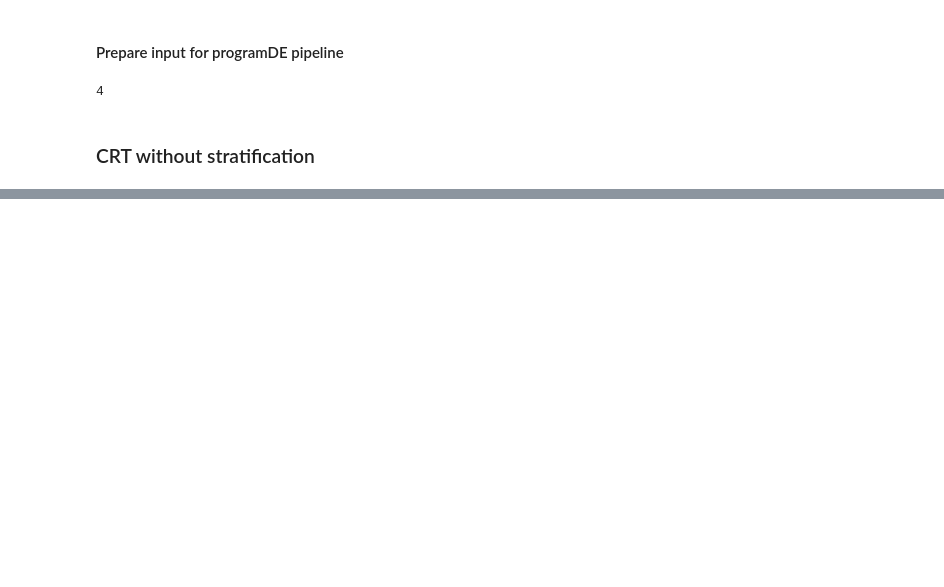
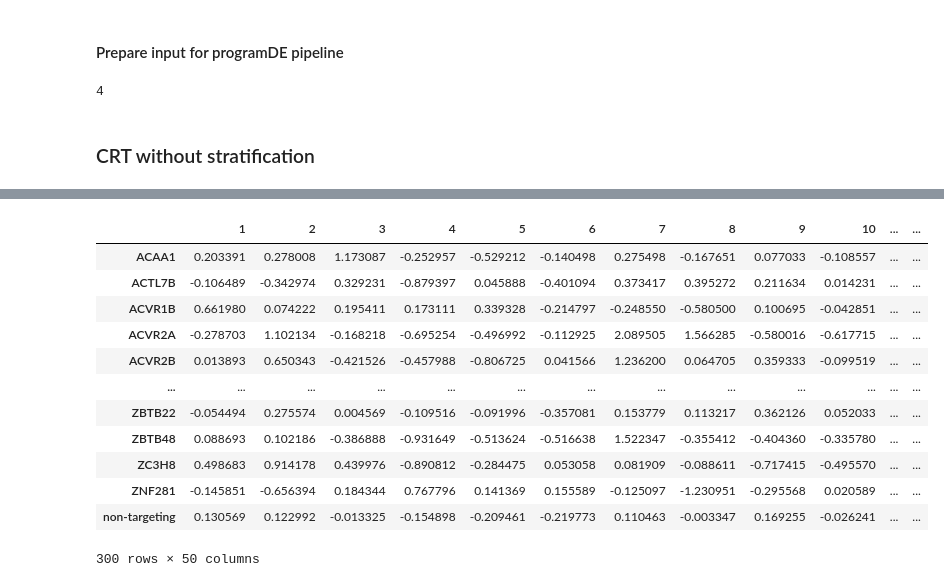
Before and after one commit to edtnguyen/programDE, a Jupyter notebook: notebooks/ipsc_ec_qq.ipynb, the cells around one changed output, grey strips where cells are left out. Cells and saved outputs as stored; diff of their text form; code cells hidden in the pictures; blank space fills up the shorter version.

```diff
--- a/notebooks/ipsc_ec_qq.ipynb
+++ b/notebooks/ipsc_ec_qq.ipynb
@@ -264,0 +297,16 @@ plt.show()
+# %%
+out["betas_df"]
+# %% [output]
+|  | 1 | 2 | 3 | 4 | 5 | 6 | 7 | 8 | 9 | 10 | ... | ... |
+| ACAA1 | 0.203391 | 0.278008 | 1.173087 | -0.252957 | -0.529212 | -0.140498 | 0.275498 | -0.167651 | 0.077033 | -0.108557 | ... | ... |
+| ACTL7B | -0.106489 | -0.342974 | 0.329231 | -0.879397 | 0.045888 | -0.401094 | 0.373417 | 0.395272 | 0.211634 | 0.014231 | ... | ... |
+| ACVR1B | 0.661980 | 0.074222 | 0.195411 | 0.173111 | 0.339328 | -0.214797 | -0.248550 | -0.580500 | 0.100695 | -0.042851 | ... | ... |
+| ACVR2A | -0.278703 | 1.102134 | -0.168218 | -0.695254 | -0.496992 | -0.112925 | 2.089505 | 1.566285 | -0.580016 | -0.617715 | ... | ... |
+| ACVR2B | 0.013893 | 0.650343 | -0.421526 | -0.457988 | -0.806725 | 0.041566 | 1.236200 | 0.064705 | 0.359333 | -0.099519 | ... | ... |
+| ... | ... | ... | ... | ... | ... | ... | ... | ... | ... | ... | ... | ... |
+| ZBTB22 | -0.054494 | 0.275574 | 0.004569 | -0.109516 | -0.091996 | -0.357081 | 0.153779 | 0.113217 | 0.362126 | 0.052033 | ... | ... |
+| ZBTB48 | 0.088693 | 0.102186 | -0.386888 | -0.931649 | -0.513624 | -0.516638 | 1.522347 | -0.355412 | -0.404360 | -0.335780 | ... | ... |
+| ZC3H8 | 0.498683 | 0.914178 | 0.439976 | -0.890812 | -0.284475 | 0.053058 | 0.081909 | -0.088611 | -0.717415 | -0.495570 | ... | ... |
+| ZNF281 | -0.145851 | -0.656394 | 0.184344 | 0.767796 | 0.141369 | 0.155589 | -0.125097 | -1.230951 | -0.295568 | 0.020589 | ... | ... |
+| non-targeting | 0.130569 | 0.122992 | -0.013325 | -0.154898 | -0.209461 | -0.219773 | 0.110463 | -0.003347 | 0.169255 | -0.026241 | ... | ... |
+300 rows × 50 columns
```
Also changed, not shown: parts of 15 cells of this notebook, 5 other files.
